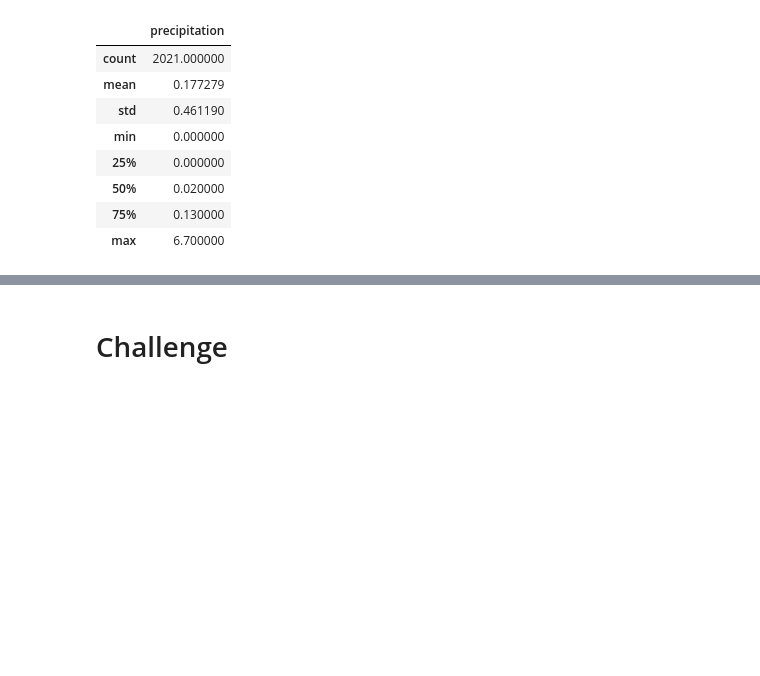
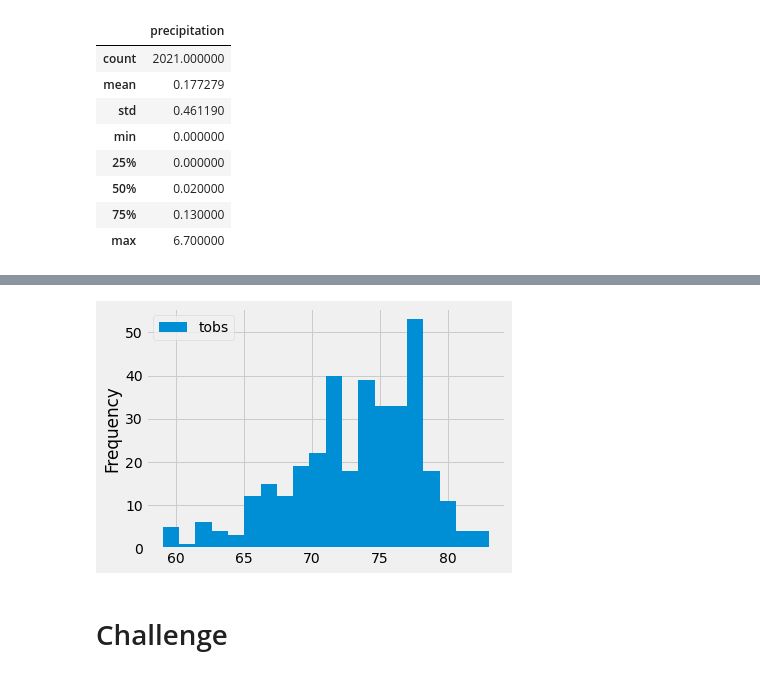
Before and after one commit to teachjanderson/surfs_up, a Jupyter notebook: climate_analysis.ipynb, the cells around one changed output, grey strips where cells are left out. Saved outputs shown, nothing was run; the diff lists cells and outputs as text; code cells hidden in the pictures; blank space fills up the shorter version.

```diff
--- a/climate_analysis.ipynb
+++ b/climate_analysis.ipynb
@@ -106,3 +176,9 @@ df.describe()
+# %%
+# Increased bins to provide greater clarity
+df.plot.hist(bins=20)
+plt.tight_layout()
+# %% [output]
+[figure, added]
 # %%
 # Write a function called `calc_temps` that will accept start date and end date in the format '%Y-%m-%d'
 # and return the minimum, average, and maximum temperatures for that range of dates
```
Also changed, not shown: parts of 7 cells of this notebook.
